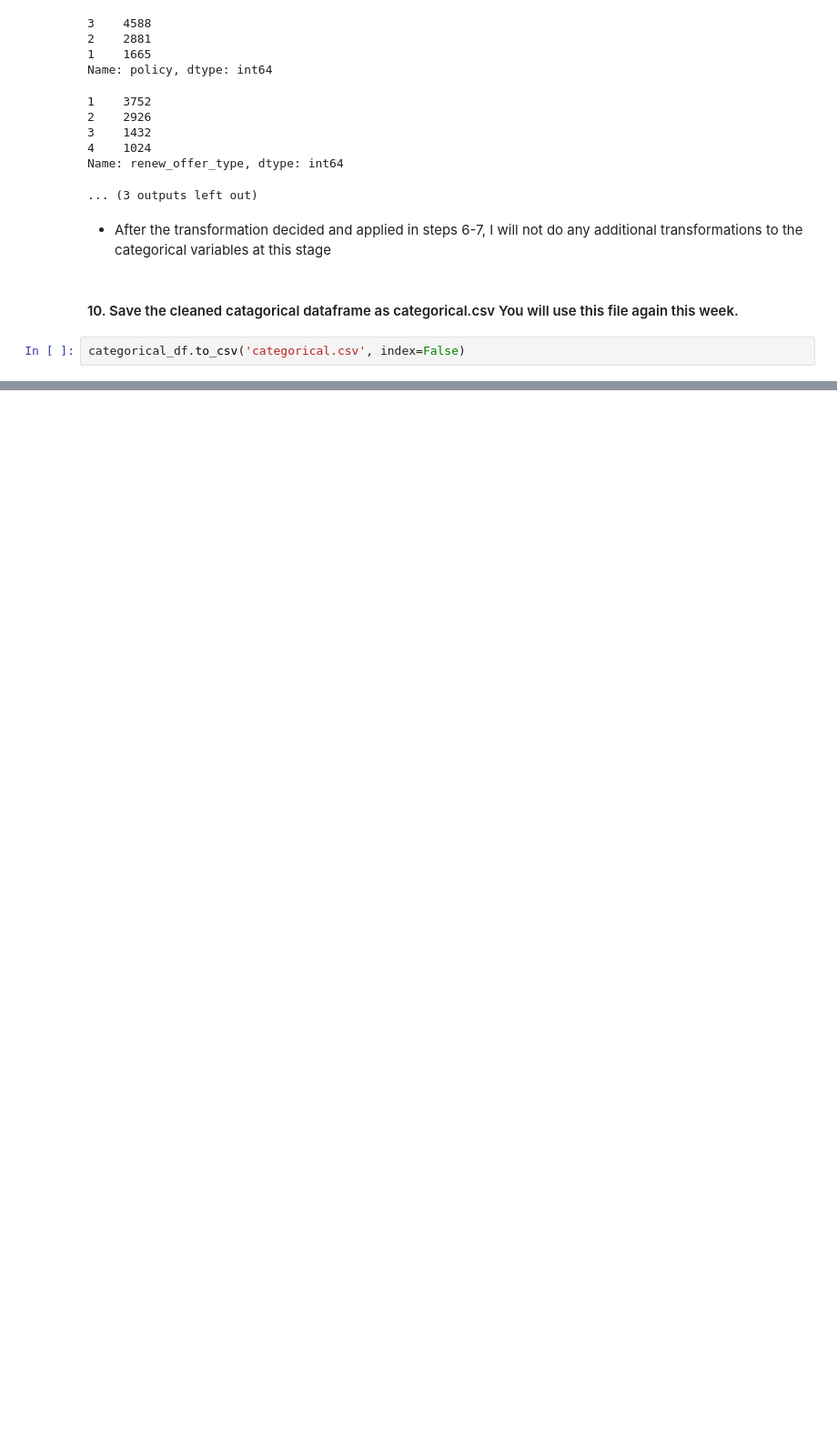
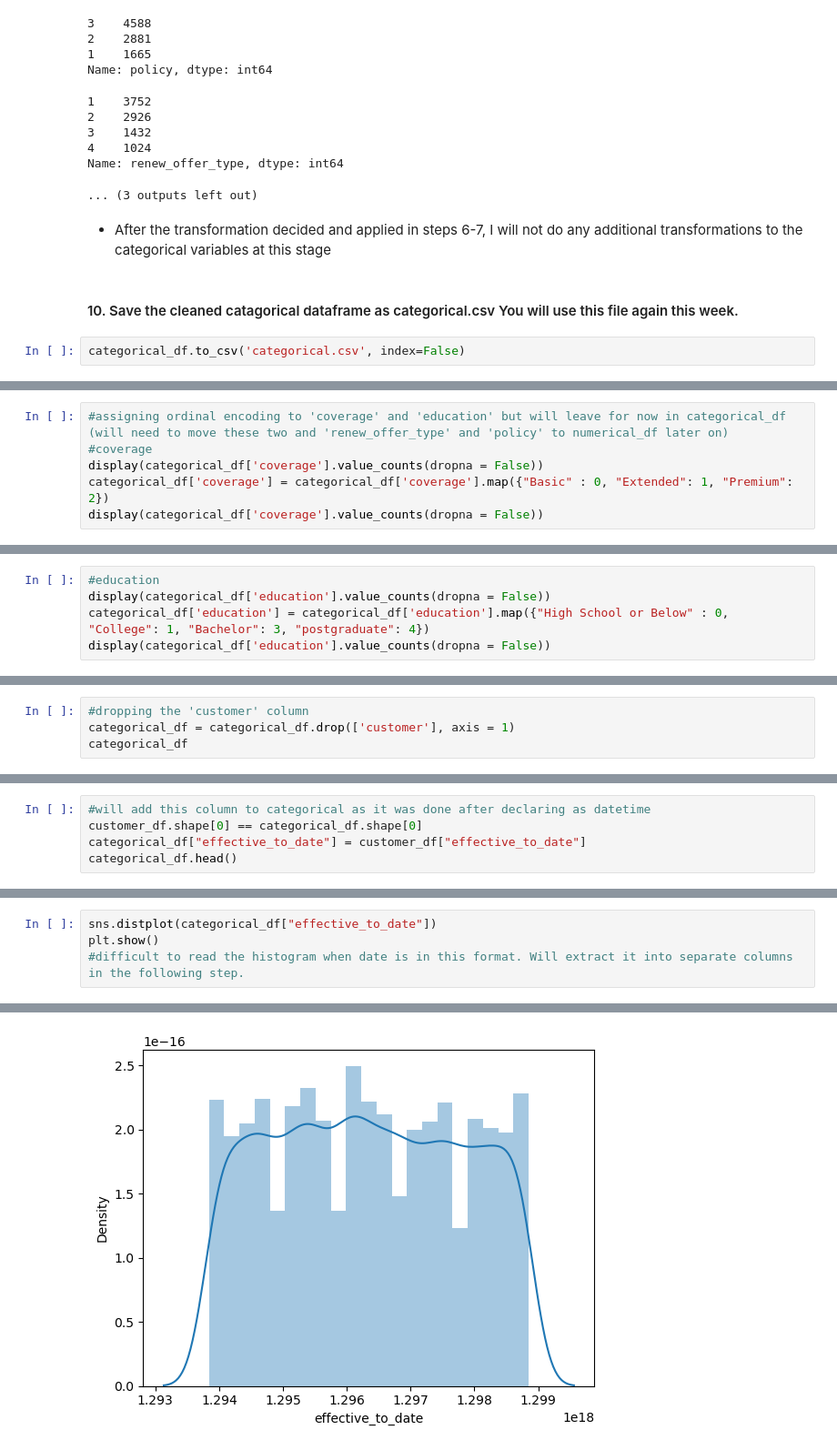
Before and after one commit to antomontilla/lab-cleaning-numerical-data, a Jupyter notebook: files_for_lab/Lab_cleaning_numericals_AM.ipynb, the cells around one changed output, grey strips where cells are left out. Shown at 91% size. Drawn from its saved outputs; the diff is of its cells as text; blank space fills up the shorter version.

```diff
--- a/files_for_lab/Lab_cleaning_numericals_AM.ipynb
+++ b/files_for_lab/Lab_cleaning_numericals_AM.ipynb
@@ -807,0 +857,6 @@ categorical_df.to_csv('categorical.csv', index=False)
+# %%
+#assigning ordinal encoding to 'coverage' and 'education' but will leave for now in categorical_df (will need to move these two and 'renew_offer_type' and 'policy' to numerical_df later on)
+#coverage
+display(categorical_df['coverage'].value_counts(dropna = False))
+categorical_df['coverage'] = categorical_df['coverage'].map({"Basic" : 0, "Extended": 1, "Premium": 2})
+display(categorical_df['coverage'].value_counts(dropna = False))
@@ -807,0 +872,5 @@ categorical_df.to_csv('categorical.csv', index=False)
+# %%
+#education
+display(categorical_df['education'].value_counts(dropna = False))
+categorical_df['education'] = categorical_df['education'].map({"High School or Below" : 0, "College": 1, "Bachelor": 3, "postgraduate": 4})
+display(categorical_df['education'].value_counts(dropna = False))
@@ -807,0 +888,4 @@ categorical_df.to_csv('categorical.csv', index=False)
+# %%
+#dropping the 'customer' column
+categorical_df = categorical_df.drop(['customer'], axis = 1)
+categorical_df
@@ -807,0 +908,5 @@ categorical_df.to_csv('categorical.csv', index=False)
+# %%
+#will add this column to categorical as it was done after declaring as datetime
+customer_df.shape[0] == categorical_df.shape[0]
+categorical_df["effective_to_date"] = customer_df["effective_to_date"]
+categorical_df.head()
@@ -807,0 +920,5 @@ categorical_df.to_csv('categorical.csv', index=False)
+# %%
+sns.distplot(categorical_df["effective_to_date"])
+plt.show()
+#difficult to read the histogram when date is in this format. Will extract it into separate columns in the following step.
+# %% [output]
@@ -807,0 +934 @@ categorical_df.to_csv('categorical.csv', index=False)
+[figure, added]
```
Also changed, not shown: parts of 20 cells of this notebook, 1 other file.
